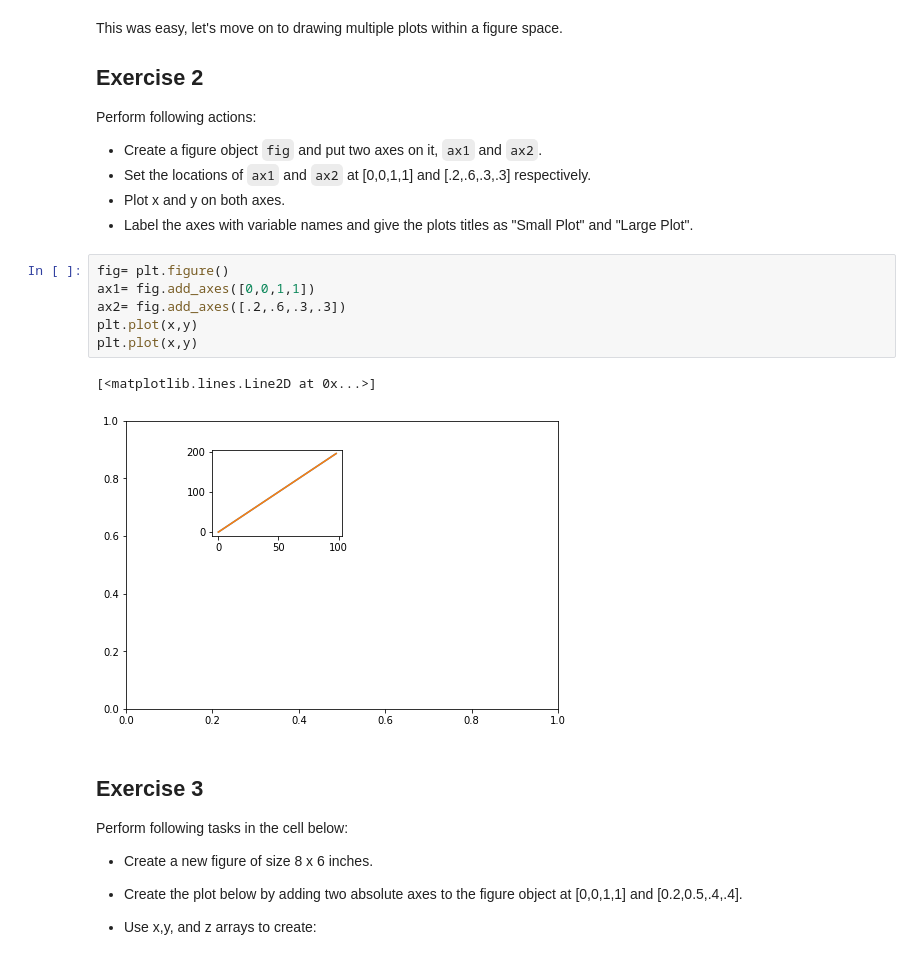
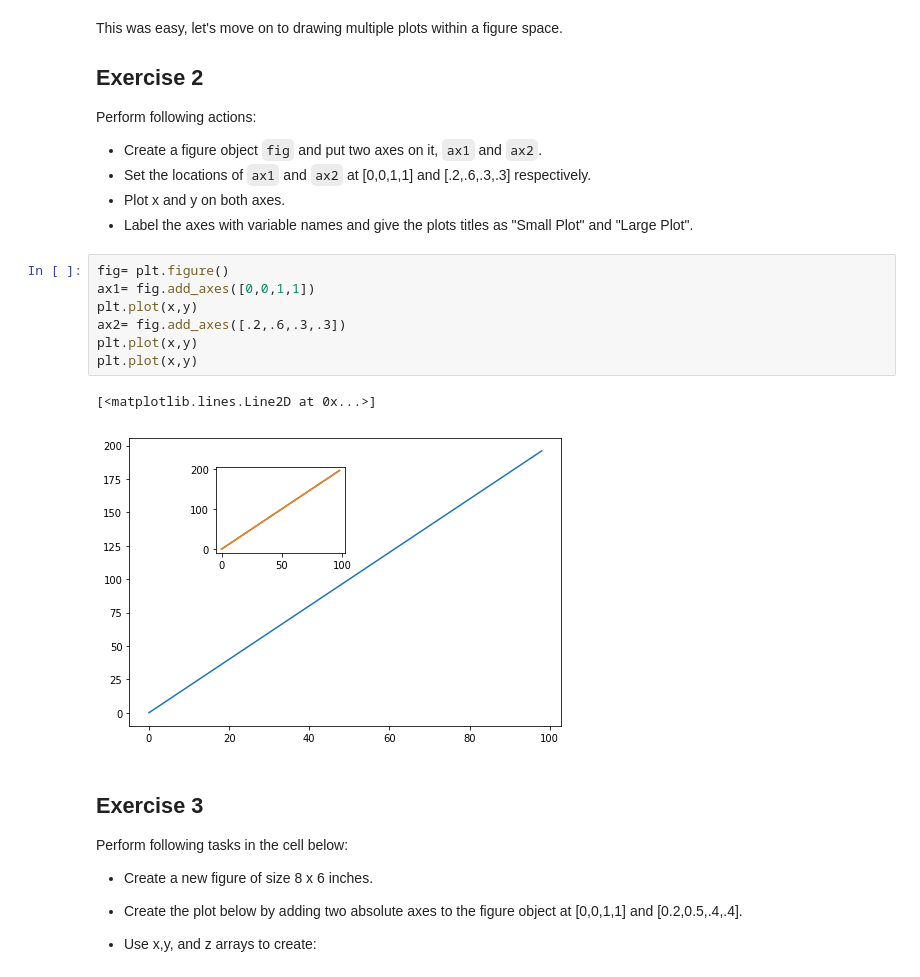
Before and after one commit to MarcSchneider71/ds-matplotlib-intro-lab-nyc-ds-career-012819, a Jupyter notebook: index.ipynb, the cells around one changed output. Cells and saved outputs as stored; diff of their text form.

```diff
--- a/index.ipynb
+++ b/index.ipynb
@@ -97,12 +97,13 @@ Perform following actions:
 # %%
 fig= plt.figure()
 ax1= fig.add_axes([0,0,1,1])
+plt.plot(x,y)
 ax2= fig.add_axes([.2,.6,.3,.3])
 plt.plot(x,y)
 plt.plot(x,y)
 # %% [output]
 [<matplotlib.lines.Line2D at 0x...>]
-[figure, old version]
+[figure, new version]
 # %% [markdown]
 ## Exercise 3
 
```
